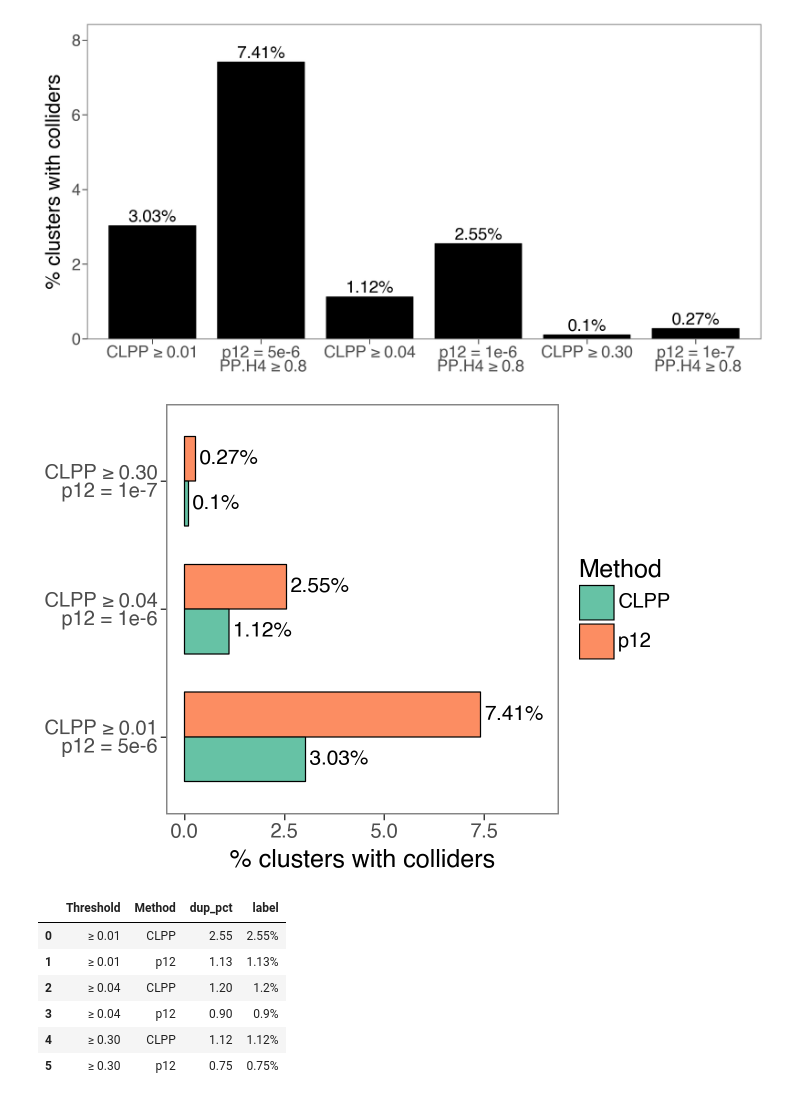
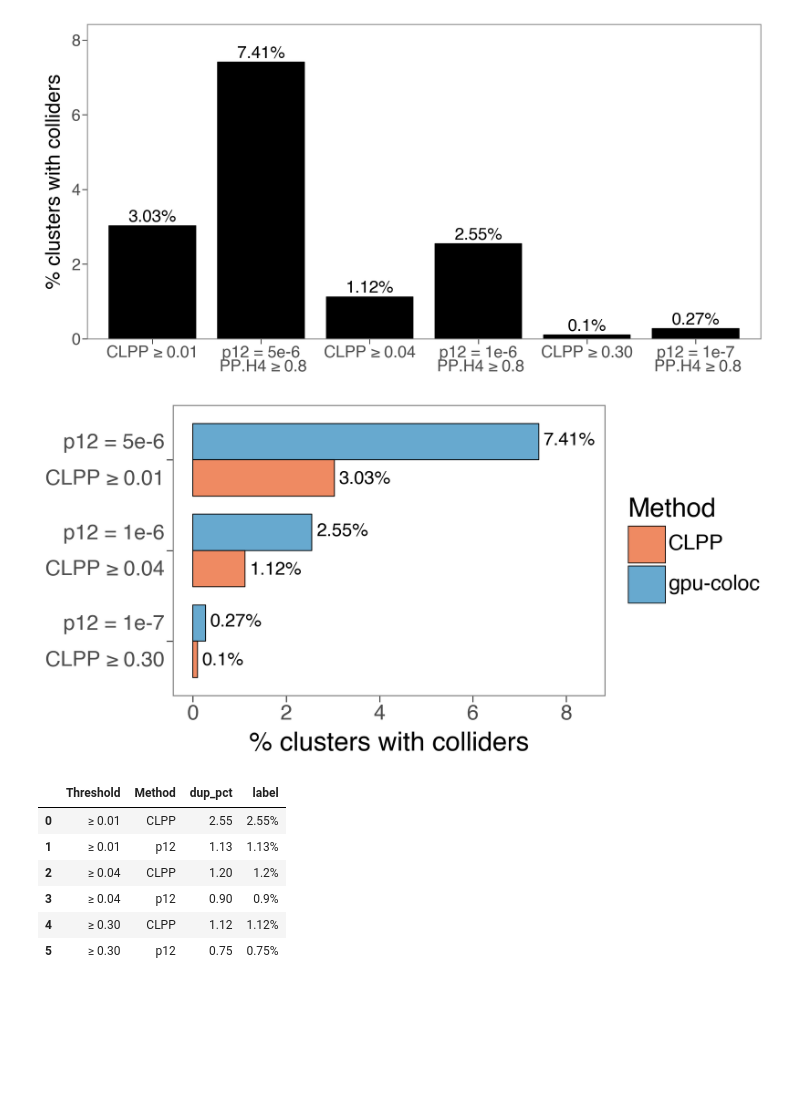
Before and after one commit to AlasooLab/gpu-coloc-manuscript, a Jupyter notebook: code/Figure3BandS2.ipynb, the cells around one changed output. Cells and saved outputs as stored; diff of their text form; code cells hidden in the pictures; blank space fills up the shorter version.

```diff
--- a/code/Figure3BandS2.ipynb
+++ b/code/Figure3BandS2.ipynb
@@ -150,47 +150,51 @@ bar_df['label'] = (bar_df['dup_pct']).round(2).astype(str) + '%'
 from plotnine import *
 import pandas as pd
 
-key_thr      = [0.01, 0.04, 0.30]
+key_thr      = [0.30, 0.04, 0.01]#[0.01, 0.04, 0.30]
 prior_map    = {0.01: '5e-6', 0.04: '1e-6', 0.30: '1e-7'}
 
 thr_dup_pct      = {0.01: 3.03, 0.04: 1.12, 0.30: 0.1}        # CLPP %
 prior_dup_pct    = {'5e-6': 7.41, '1e-6': 2.55, '1e-7': 0.27}  # p12  %
 
 rows = []
 for t in key_thr:
-    rows.append({'Threshold': f'CLPP ≥ {t:.2f}\np12 = {prior_map[t]}',
+    rows.append({'Threshold': f'p12 = {prior_map[t]}\n\nCLPP ≥ {t:.2f}',
                  'Method': 'CLPP',
                  'dup_pct': thr_dup_pct[t]})
-    rows.append({'Threshold': f'CLPP ≥ {t:.2f}\np12 = {prior_map[t]}',
-                 'Method': 'p12',
+    rows.append({'Threshold': f'p12 = {prior_map[t]}\n\nCLPP ≥ {t:.2f}',
+                 'Method': 'gpu-coloc',
                  'dup_pct': prior_dup_pct[prior_map[t]]})
 
 df = pd.DataFrame(rows)
+
+threshold_labels = [f'p12 = {prior_map[t]}\n\nCLPP ≥ {t:.2f}' for t in key_thr]
+df['Threshold'] = pd.Categorical(df['Threshold'], categories=threshold_labels, ordered=True)
 
 df['label'] = df['dup_pct'].round(2).astype(str) + '%'
 
 pad = 0.1
 
 df['dup_pct_labpos'] = df['dup_pct'] + pad
 
+
 (
     ggplot(df, aes('Threshold', 'dup_pct', fill='Method'))
-    + geom_bar(stat='identity', width=.7, position='dodge', colour='black')
+    + geom_bar(stat='identity', width=.8, position='dodge', colour='black')
     + geom_text(
         aes(y='dup_pct_labpos', label='label'),
-        position=position_dodge(width=.7),
+        position=position_dodge(width=.85),
         ha='left',
-        size=15
+        size=18
     )
     + coord_flip()
-    + expand_limits(y=df['dup_pct'].max() + 1.5)
-    + scale_fill_brewer(type='qual', palette='Set2')
+    + expand_limits(y=df['dup_pct'].max() + 1)
+    + scale_fill_manual(values={'CLPP': '#ef8a62', 'gpu-coloc': '#67a9cf'})
     + labs(x='', y='% clusters with colliders')
-    + theme_bw(base_size=18)
-    + theme(panel_grid=element_blank())
+    + theme_bw(base_size=26)
+    + theme(panel_grid=element_blank(), figure_size=(10, 5))
 )
 # %% [output]
-[figure, old version]
+[figure, new version]
 # %%
 df
 # %% [output]
```
Also changed, not shown: 3 other files.
